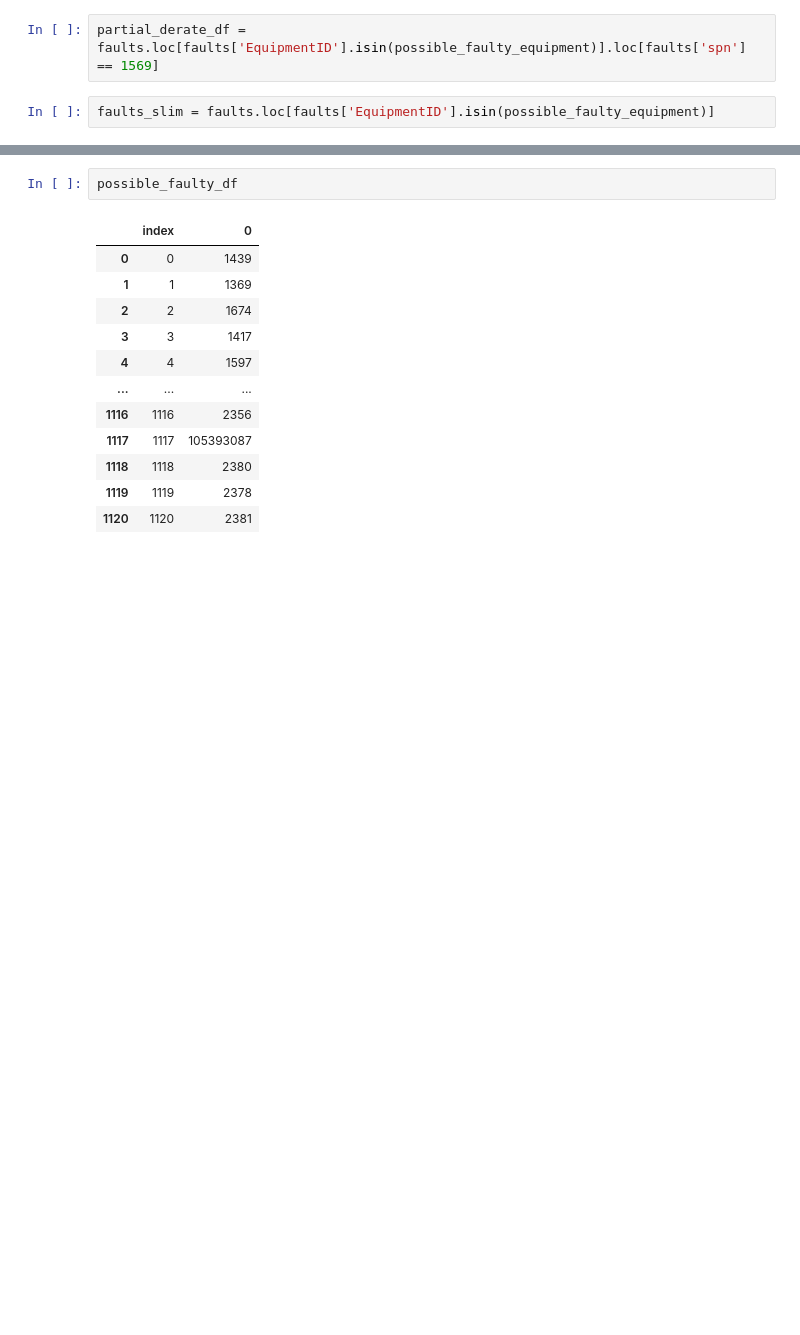
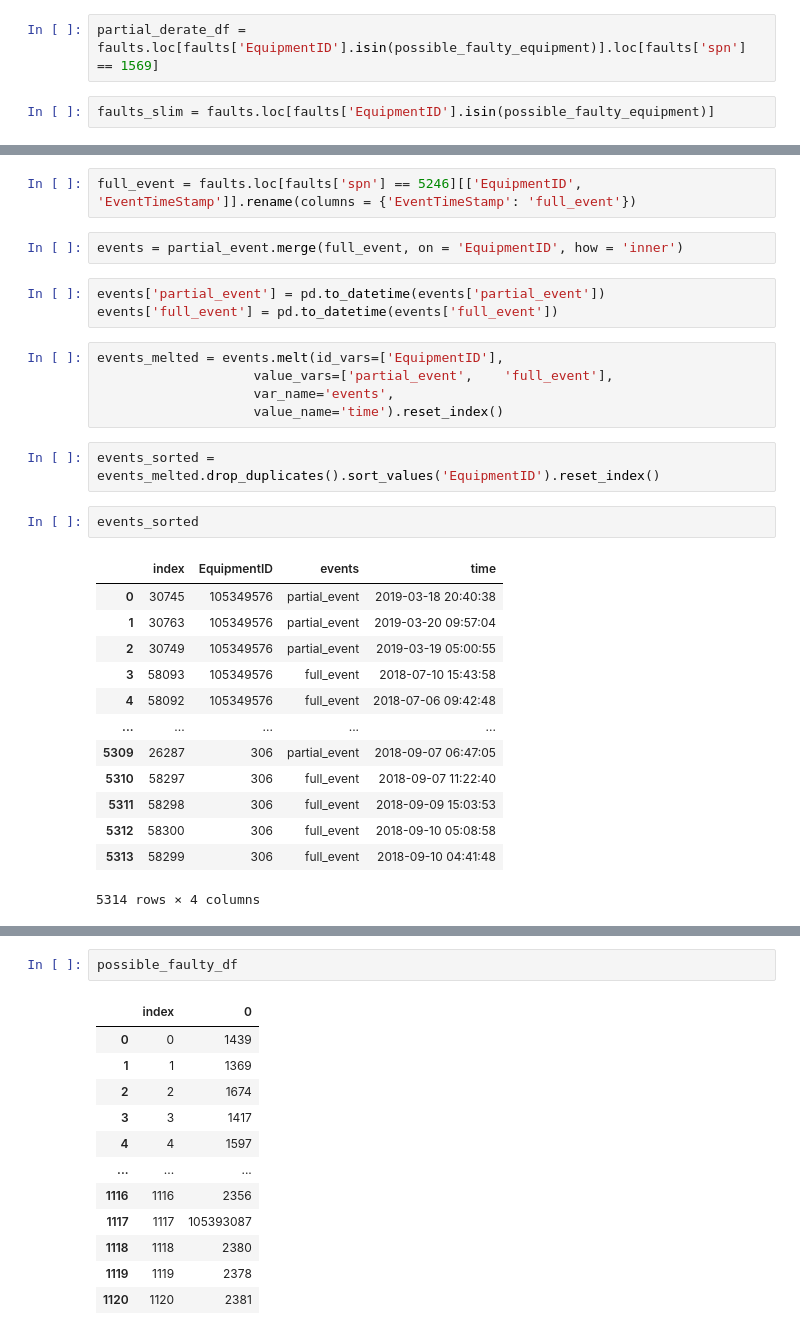
Before and after one commit to nss-data-science-cohort-8/nss-data-science-cohort-8-classroom-big-g-big-g, a Jupyter notebook: notebooks/big-rigs_data_search.ipynb, the cells around one changed output, grey strips where cells are left out. Saved outputs shown, nothing was run; the diff lists cells and outputs as text; blank space fills up the shorter version.

```diff
--- a/notebooks/big-rigs_data_search.ipynb
+++ b/notebooks/big-rigs_data_search.ipynb
@@ -207,0 +178,30 @@ faulty_equipment_df
+# %%
+full_event = faults.loc[faults['spn'] == 5246][['EquipmentID', 'EventTimeStamp']].rename(columns = {'EventTimeStamp': 'full_event'})
+# %%
+events = partial_event.merge(full_event, on = 'EquipmentID', how = 'inner')
+# %%
+events['partial_event'] = pd.to_datetime(events['partial_event'])
+events['full_event'] = pd.to_datetime(events['full_event'])
+# %%
+events_melted = events.melt(id_vars=['EquipmentID'],
+                    value_vars=['partial_event',	'full_event'],
+                    var_name='events',
+                    value_name='time').reset_index()
+# %%
+events_sorted = events_melted.drop_duplicates().sort_values('EquipmentID').reset_index()
+# %%
+events_sorted
+# %% [output]
+|  | index | EquipmentID | events | time |
+| 0 | 30745 | 105349576 | partial_event | 2019-03-18 20:40:38 |
+| 1 | 30763 | 105349576 | partial_event | 2019-03-20 09:57:04 |
+| 2 | 30749 | 105349576 | partial_event | 2019-03-19 05:00:55 |
+| 3 | 58093 | 105349576 | full_event | 2018-07-10 15:43:58 |
+| 4 | 58092 | 105349576 | full_event | 2018-07-06 09:42:48 |
+| ... | ... | ... | ... | ... |
+| 5309 | 26287 | 306 | partial_event | 2018-09-07 06:47:05 |
+| 5310 | 58297 | 306 | full_event | 2018-09-07 11:22:40 |
+| 5311 | 58298 | 306 | full_event | 2018-09-09 15:03:53 |
+| 5312 | 58300 | 306 | full_event | 2018-09-10 05:08:58 |
+| 5313 | 58299 | 306 | full_event | 2018-09-10 04:41:48 |
+5314 rows × 4 columns
```
Also changed, not shown: parts of 16 cells of this notebook.
